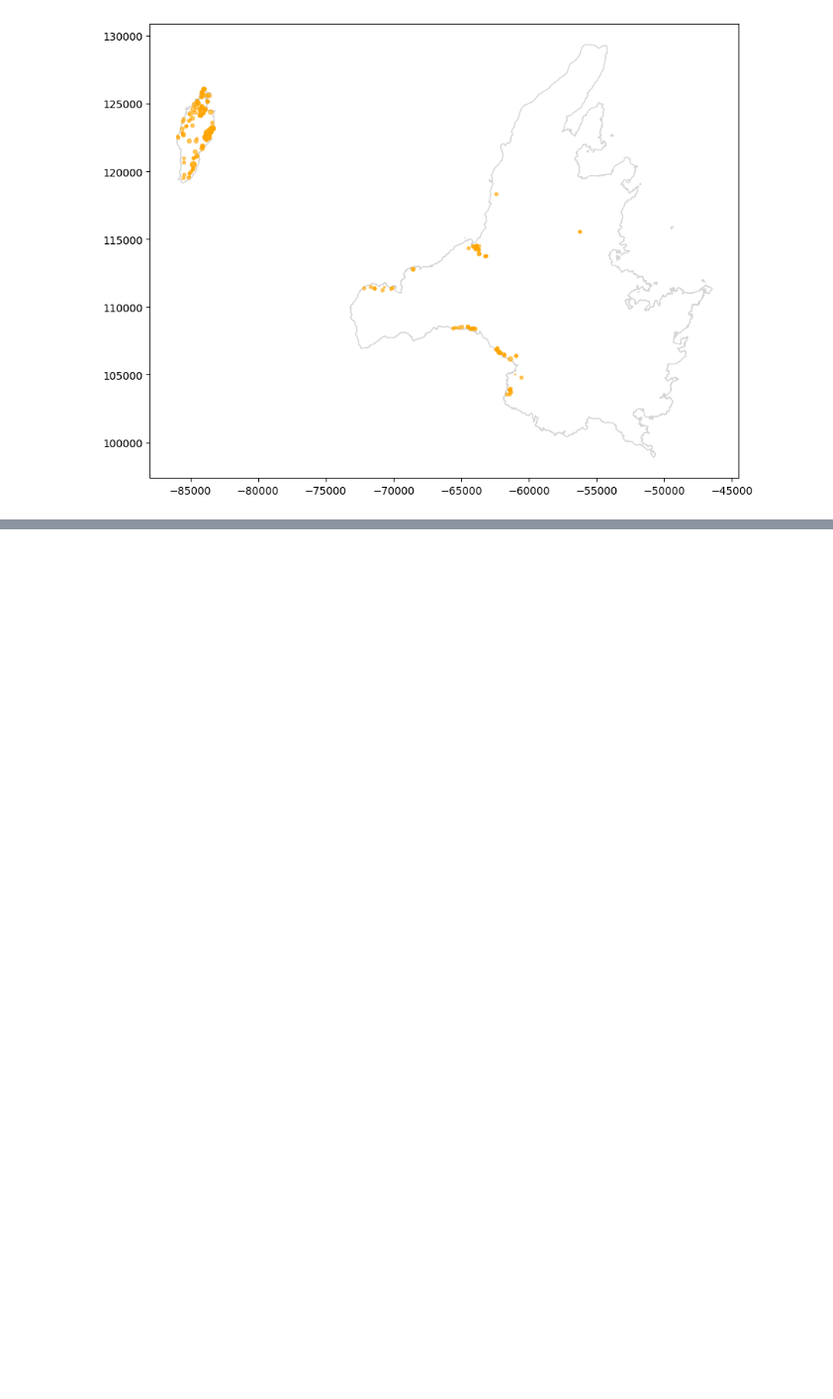
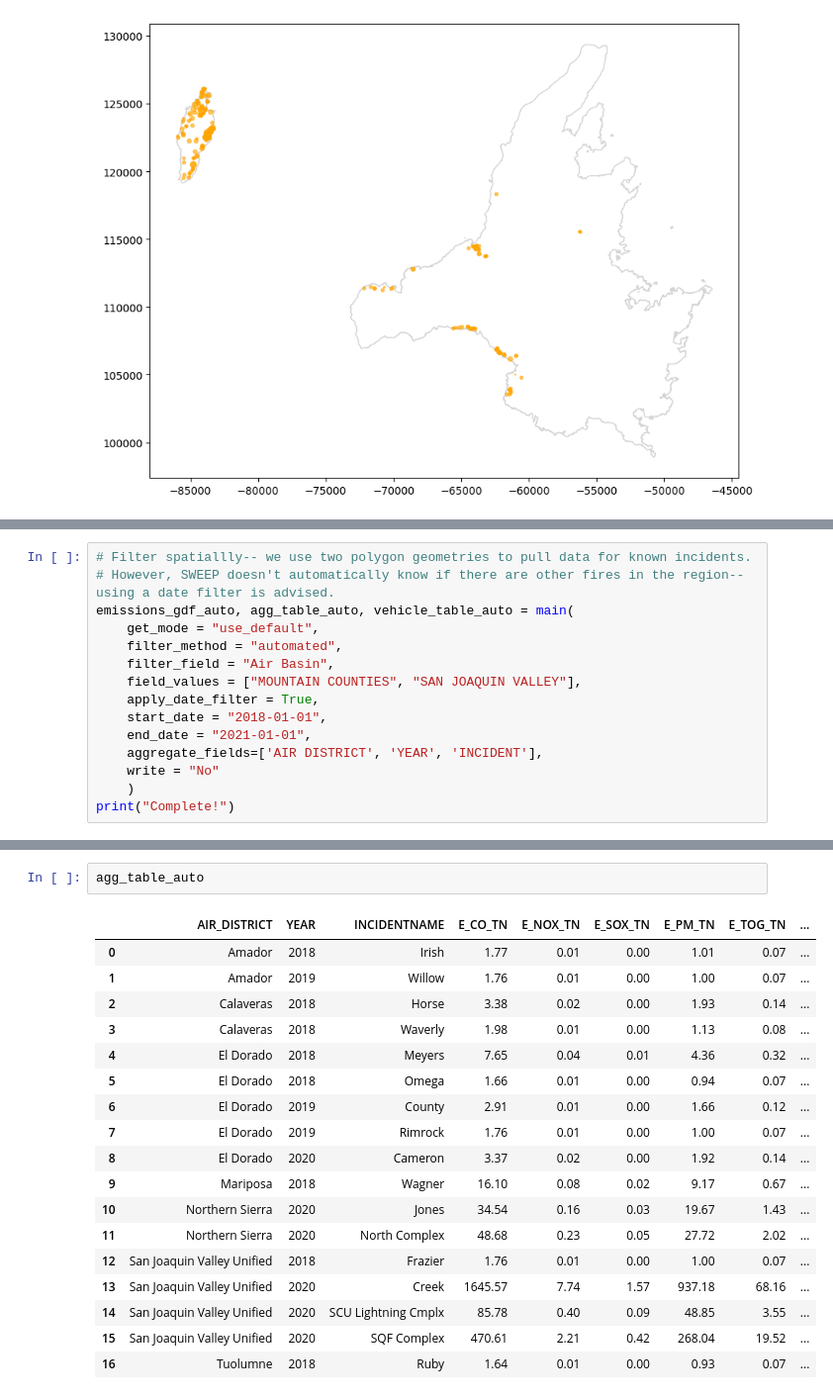
Before and after one commit to gistarrs/sweep_test, a Jupyter notebook: Estimator_Demo.ipynb, the cells around one changed output, grey strips where cells are left out. Shown: that part at 99% size. Cells and saved outputs as stored; diff of their text form; blank space fills up the shorter version.

```diff
--- a/Estimator_Demo.ipynb
+++ b/Estimator_Demo.ipynb
@@ -128,0 +126,15 @@ agg_table_aoi
+# %%
+# Filter spatiallly-- we use two polygon geometries to pull data for known incidents.
+# However, SWEEP doesn't automatically know if there are other fires in the region-- using a date filter is advised.
+emissions_gdf_auto, agg_table_auto, vehicle_table_auto = main(
+    get_mode = "use_default",
+    filter_method = "automated",
+    filter_field = "Air Basin",
+    field_values = ["MOUNTAIN COUNTIES", "SAN JOAQUIN VALLEY"],
+    apply_date_filter = True,
+    start_date = "2018-01-01",
+    end_date = "2021-01-01",
+    aggregate_fields=['AIR DISTRICT', 'YEAR', 'INCIDENT'],
+    write = "No"
+    )
+print("Complete!")
@@ -128,0 +168,21 @@ agg_table_aoi
+# %%
+agg_table_auto
+# %% [output]
+|  | AIR_DISTRICT | YEAR | INCIDENTNAME | E_CO_TN | E_NOX_TN | E_SOX_TN | E_PM_TN | E_TOG_TN | ... |
+| 0 | Amador | 2018 | Irish | 1.77 | 0.01 | 0.00 | 1.01 | 0.07 | ... |
+| 1 | Amador | 2019 | Willow | 1.76 | 0.01 | 0.00 | 1.00 | 0.07 | ... |
+| 2 | Calaveras | 2018 | Horse | 3.38 | 0.02 | 0.00 | 1.93 | 0.14 | ... |
+| 3 | Calaveras | 2018 | Waverly | 1.98 | 0.01 | 0.00 | 1.13 | 0.08 | ... |
+| 4 | El Dorado | 2018 | Meyers | 7.65 | 0.04 | 0.01 | 4.36 | 0.32 | ... |
+| 5 | El Dorado | 2018 | Omega | 1.66 | 0.01 | 0.00 | 0.94 | 0.07 | ... |
+| 6 | El Dorado | 2019 | County | 2.91 | 0.01 | 0.00 | 1.66 | 0.12 | ... |
+| 7 | El Dorado | 2019 | Rimrock | 1.76 | 0.01 | 0.00 | 1.00 | 0.07 | ... |
+| 8 | El Dorado | 2020 | Cameron | 3.37 | 0.02 | 0.00 | 1.92 | 0.14 | ... |
+| 9 | Mariposa | 2018 | Wagner | 16.10 | 0.08 | 0.02 | 9.17 | 0.67 | ... |
+| 10 | Northern Sierra | 2020 | Jones | 34.54 | 0.16 | 0.03 | 19.67 | 1.43 | ... |
+| 11 | Northern Sierra | 2020 | North Complex | 48.68 | 0.23 | 0.05 | 27.72 | 2.02 | ... |
+| 12 | San Joaquin Valley Unified | 2018 | Frazier | 1.76 | 0.01 | 0.00 | 1.00 | 0.07 | ... |
+| 13 | San Joaquin Valley Unified | 2020 | Creek | 1645.57 | 7.74 | 1.57 | 937.18 | 68.16 | ... |
+| 14 | San Joaquin Valley Unified | 2020 | SCU Lightning Cmplx | 85.78 | 0.40 | 0.09 | 48.85 | 3.55 | ... |
+| 15 | San Joaquin Valley Unified | 2020 | SQF Complex | 470.61 | 2.21 | 0.42 | 268.04 | 19.52 | ... |
+| 16 | Tuolumne | 2018 | Ruby | 1.64 | 0.01 | 0.00 | 0.93 | 0.07 | ... |
```
Also changed, not shown: parts of 8 cells of this notebook, 20 other files.
